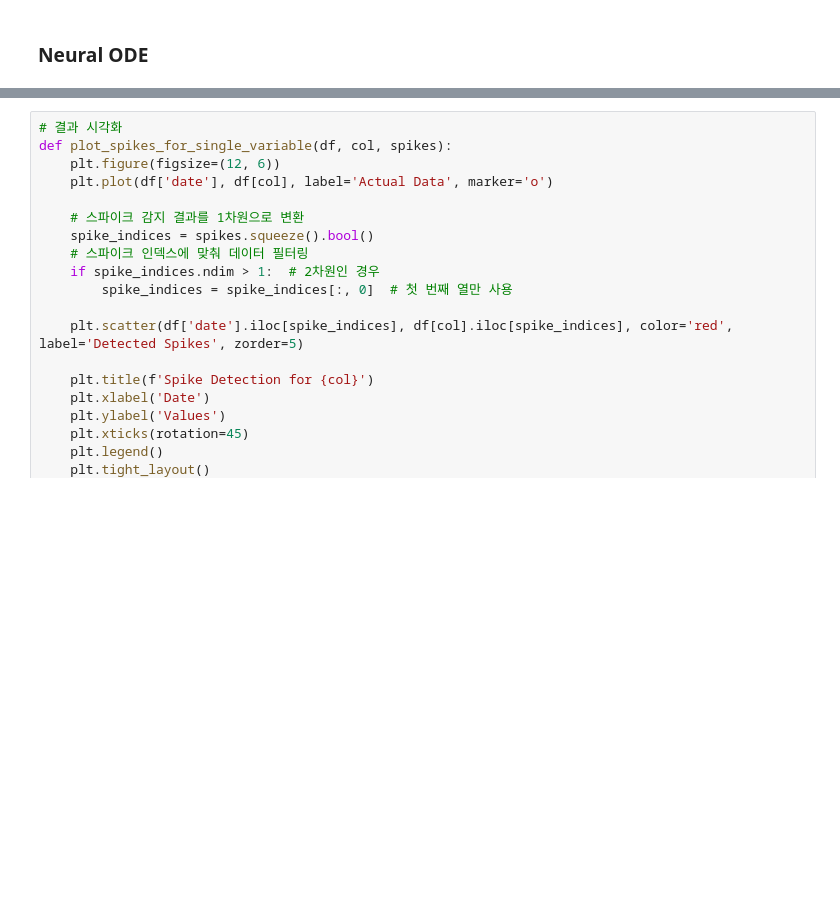
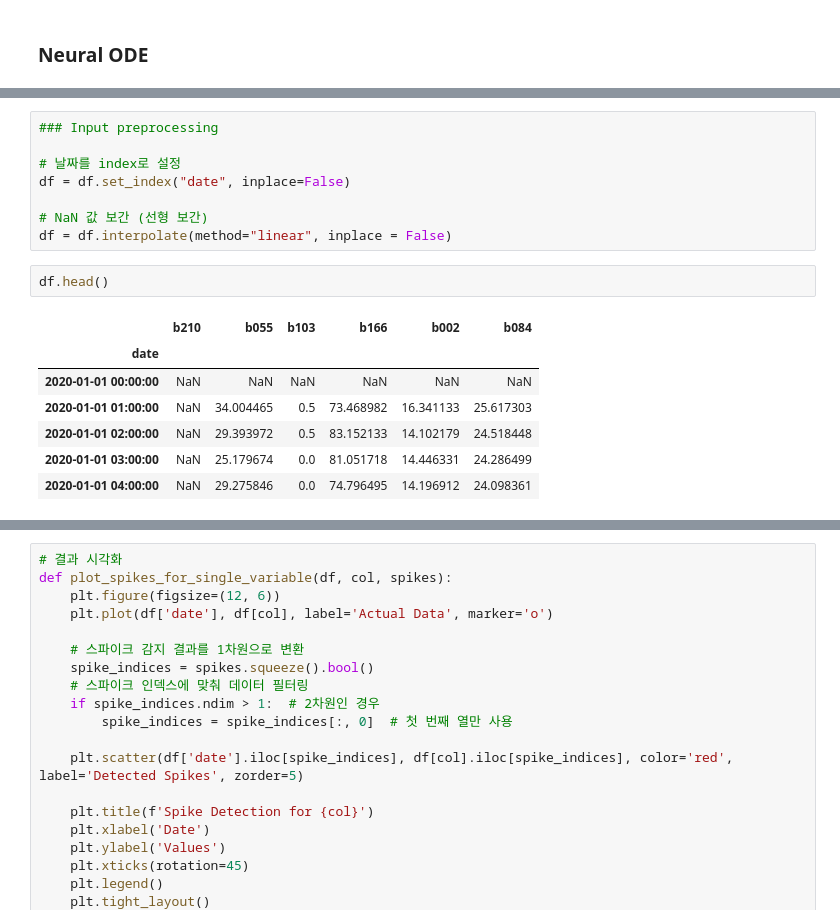
Before and after one commit to techzzt/NeuralODE-NF, a Jupyter notebook: ADD_NeuralODE.ipynb, the cells around one changed output, grey strips where cells are left out. Saved outputs shown, nothing was run; the diff lists cells and outputs as text; blank space fills up the shorter version.

```diff
--- a/ADD_NeuralODE.ipynb
+++ b/ADD_NeuralODE.ipynb
@@ -235,0 +239,18 @@ Error:
+# %%
+### Input preprocessing
+
+# 날짜를 index로 설정
+df = df.set_index("date", inplace=False)
+
+# NaN 값 보간 (선형 보간)
+df = df.interpolate(method="linear", inplace = False)
+# %%
+df.head()
+# %% [output]
+|  | b210 | b055 | b103 | b166 | b002 | b084 |
+| date |  |  |  |  |  |  |
+| 2020-01-01 00:00:00 | NaN | NaN | NaN | NaN | NaN | NaN |
+| 2020-01-01 01:00:00 | NaN | 34.004465 | 0.5 | 73.468982 | 16.341133 | 25.617303 |
+| 2020-01-01 02:00:00 | NaN | 29.393972 | 0.5 | 83.152133 | 14.102179 | 24.518448 |
+| 2020-01-01 03:00:00 | NaN | 25.179674 | 0.0 | 81.051718 | 14.446331 | 24.286499 |
+| 2020-01-01 04:00:00 | NaN | 29.275846 | 0.0 | 74.796495 | 14.196912 | 24.098361 |
```
Also changed, not shown: parts of 3 cells of this notebook.
